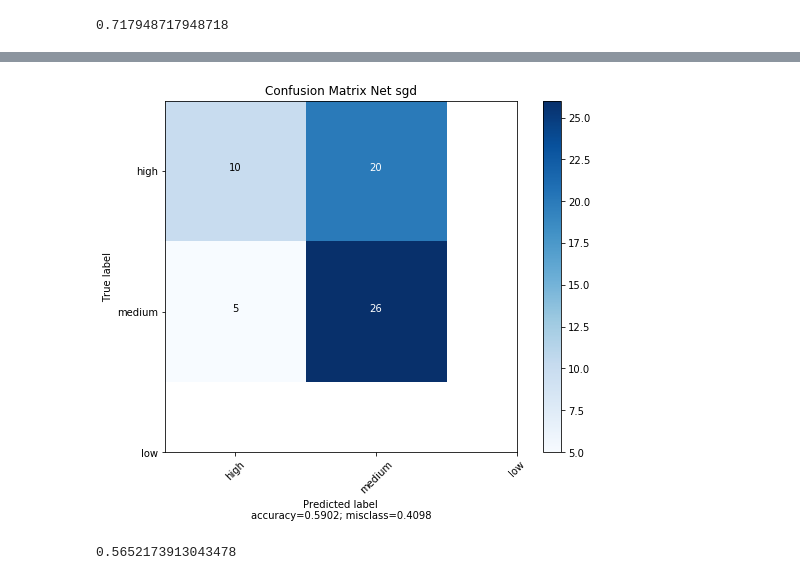
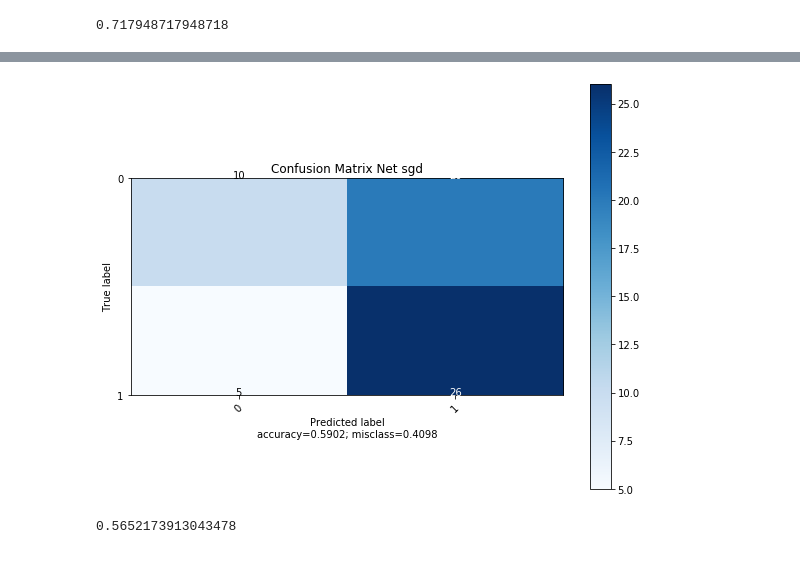
Before and after one commit to andres2050/HeartDisease_Project_IA, a Jupyter notebook: HeartDisease Project IA.ipynb, the cells around one changed output, grey strips where cells are left out. Saved outputs shown, nothing was run; the diff lists cells and outputs as text; code cells hidden in the pictures.

```diff
--- a/HeartDisease Project IA.ipynb
+++ b/HeartDisease Project IA.ipynb
@@ -404,12 +394,12 @@ Accuracy: 0.5901639344262295
 # %%
 #confusion Matrix of neural network using sgd solver
 cm=metrics.confusion_matrix(y_test,y_pred_neural_sgf)
 plot_confusion_matrix(cm,
                       normalize    = False,
-                      target_names = ['high', 'medium', 'low'],
+                      target_names = [0, 1],
                       title        = "Confusion Matrix Net sgd")
 # %% [output]
-[figure, old version]
+[figure, new version]
 # %%
 # Precision for neural network using sgd solver
 metrics.precision_score(y_test, y_pred_neural_sgf)
```
Also changed, not shown: parts of 12 cells of this notebook.
